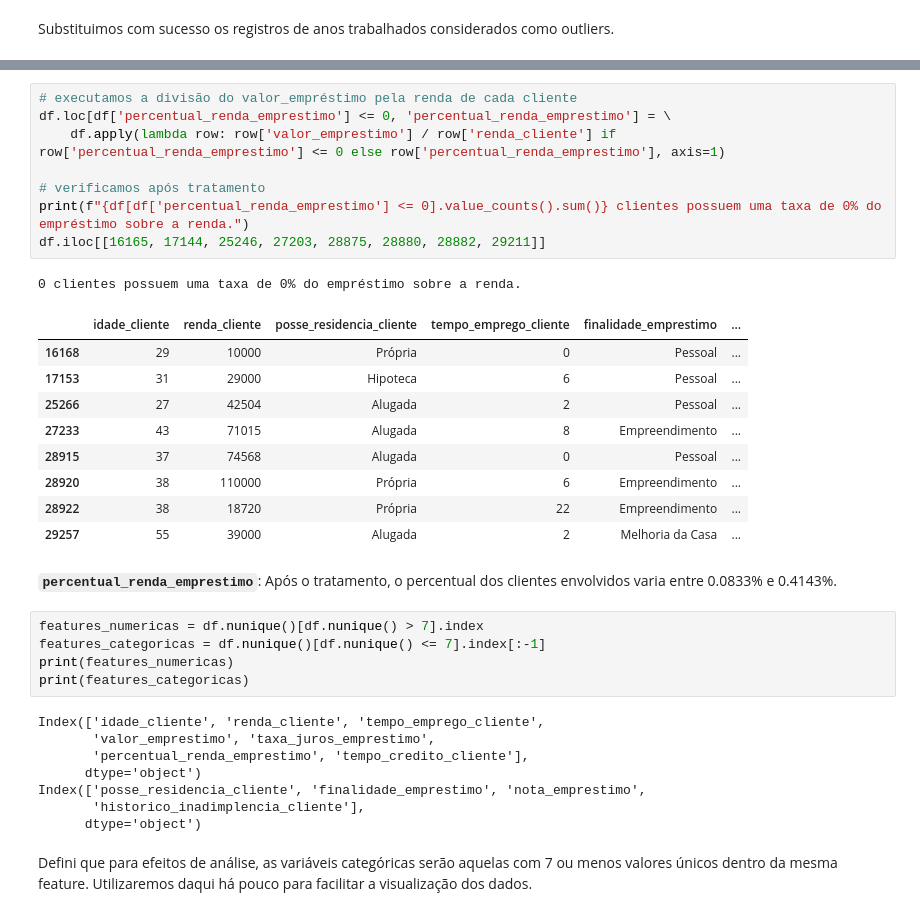
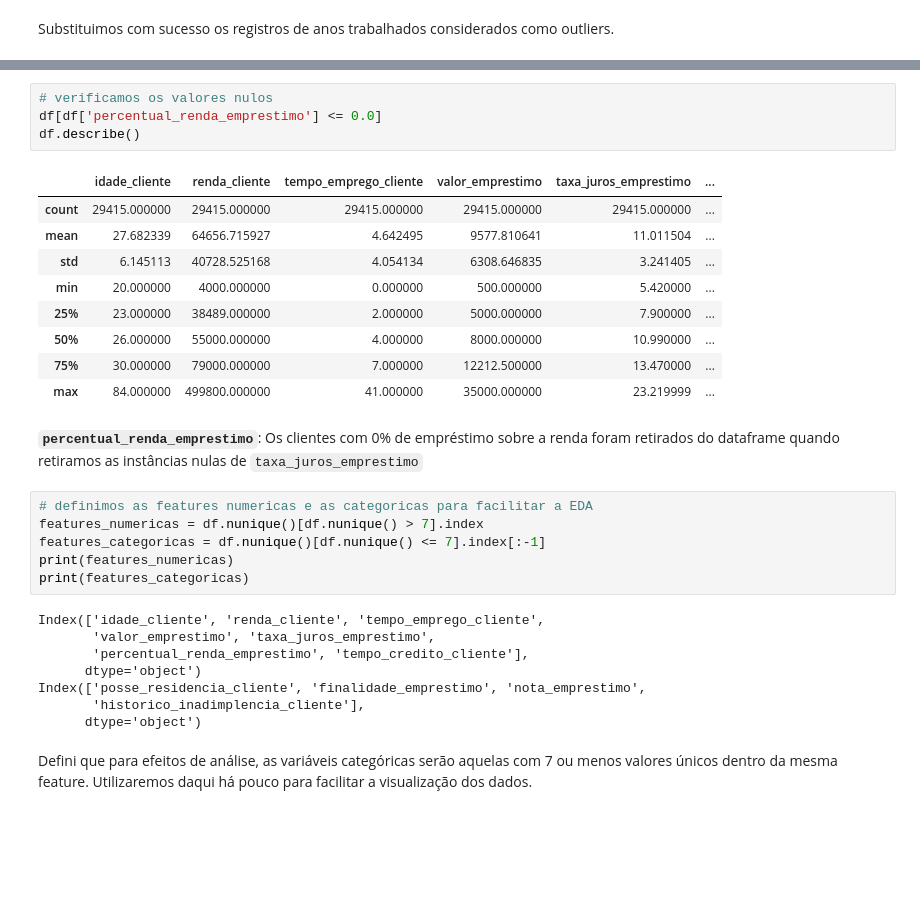
Before and after one commit to GBibiano/risco-credito, a Jupyter notebook: EDA_Credit_Risk.ipynb, the cells around one changed output, grey strips where cells are left out. Saved outputs shown, nothing was run; the diff lists cells and outputs as text; blank space fills up the shorter version.

```diff
--- a/EDA_Credit_Risk.ipynb
+++ b/EDA_Credit_Risk.ipynb
@@ -439,25 +430,21 @@ df[df['percentual_renda_emprestimo'] <= 0]
-# %%
-# executamos a divisão do valor_empréstimo pela renda de cada cliente
-df.loc[df['percentual_renda_emprestimo'] <= 0, 'percentual_renda_emprestimo'] = \
-    df.apply(lambda row: row['valor_emprestimo'] / row['renda_cliente'] if row['percentual_renda_emprestimo'] <= 0 else row['percentual_renda_emprestimo'], axis=1)
-
-# verificamos após tratamento
-print(f"{df[df['percentual_renda_emprestimo'] <= 0].value_counts().sum()} clientes possuem uma taxa de 0% do empréstimo sobre a renda.")
-df.iloc[[16165, 17144, 25246, 27203, 28875, 28880, 28882, 29211]]
-# %% [output]
-0 clientes possuem uma taxa de 0% do empréstimo sobre a renda.
-|  | idade_cliente | renda_cliente | posse_residencia_cliente | tempo_emprego_cliente | finalidade_emprestimo | ... |
-| 16168 | 29 | 10000 | Própria | 0 | Pessoal | ... |
-| 17153 | 31 | 29000 | Hipoteca | 6 | Pessoal | ... |
-| 25266 | 27 | 42504 | Alugada | 2 | Pessoal | ... |
-| 27233 | 43 | 71015 | Alugada | 8 | Empreendimento | ... |
-| 28915 | 37 | 74568 | Alugada | 0 | Pessoal | ... |
-| 28920 | 38 | 110000 | Própria | 6 | Empreendimento | ... |
-| 28922 | 38 | 18720 | Própria | 22 | Empreendimento | ... |
-| 29257 | 55 | 39000 | Alugada | 2 | Melhoria da Casa | ... |
-# %% [markdown]
-**`percentual_renda_emprestimo`**: Após o tratamento, o percentual dos clientes envolvidos varia entre 0.0833% e 0.4143%.
+# %%
+# verificamos os valores nulos
+df[df['percentual_renda_emprestimo'] <= 0.0]
+df.describe()
+# %% [output]
+|  | idade_cliente | renda_cliente | tempo_emprego_cliente | valor_emprestimo | taxa_juros_emprestimo | ... |
+| count | 29415.000000 | 29415.000000 | 29415.000000 | 29415.000000 | 29415.000000 | ... |
+| mean | 27.682339 | 64656.715927 | 4.642495 | 9577.810641 | 11.011504 | ... |
+| std | 6.145113 | 40728.525168 | 4.054134 | 6308.646835 | 3.241405 | ... |
+| min | 20.000000 | 4000.000000 | 0.000000 | 500.000000 | 5.420000 | ... |
+| 25% | 23.000000 | 38489.000000 | 2.000000 | 5000.000000 | 7.900000 | ... |
+| 50% | 26.000000 | 55000.000000 | 4.000000 | 8000.000000 | 10.990000 | ... |
+| 75% | 30.000000 | 79000.000000 | 7.000000 | 12212.500000 | 13.470000 | ... |
+| max | 84.000000 | 499800.000000 | 41.000000 | 35000.000000 | 23.219999 | ... |
+# %% [markdown]
+**`percentual_renda_emprestimo`**: Os clientes com 0% de empréstimo sobre a renda foram retirados do dataframe quando retiramos as instâncias nulas de `taxa_juros_emprestimo`
 # %%
+# definimos as features numericas e as categoricas para facilitar a EDA
 features_numericas = df.nunique()[df.nunique() > 7].index
 features_categoricas = df.nunique()[df.nunique() <= 7].index[:-1]
 print(features_numericas)
```
Also changed, not shown: parts of 22 cells of this notebook.
